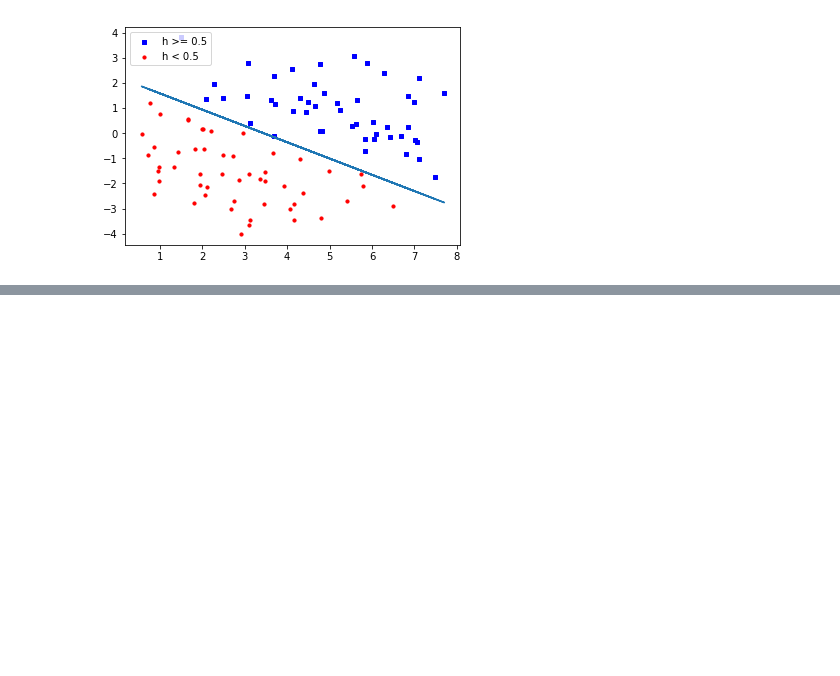
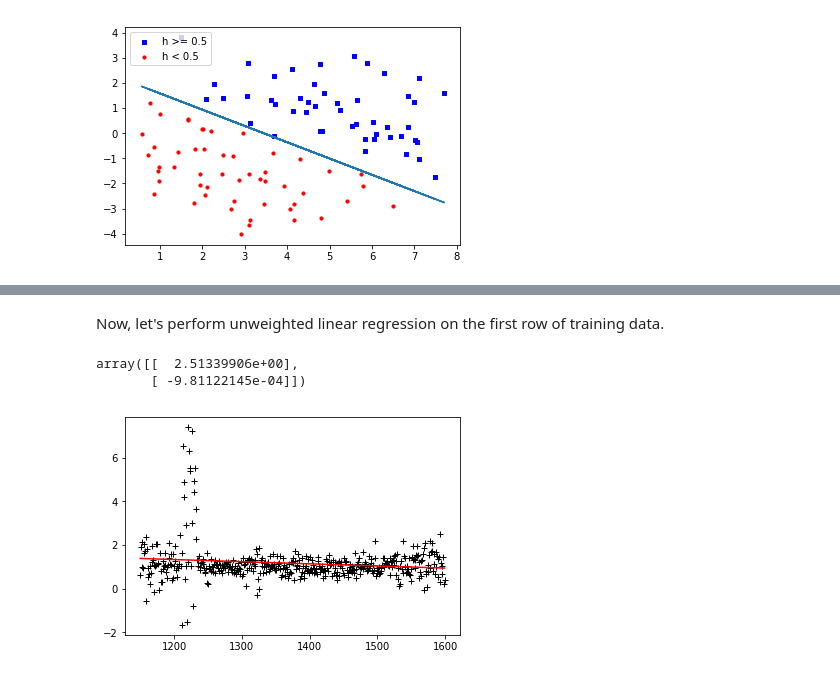
Before and after one commit to smeenehan/CS229-ProblemSets, a Jupyter notebook: PS1/PS1.ipynb, the cells around one changed output, grey strips where cells are left out. Cells and saved outputs as stored; diff of their text form; code cells hidden in the pictures; blank space fills up the shorter version.

Commit message:
Beginning quasar de-noising problem

```diff
--- a/PS1/PS1.ipynb
+++ b/PS1/PS1.ipynb
@@ -102,0 +145,5 @@ plt.show()
+# %%
+quasarTrain = np.array(list(csv.reader(open('quasar_train.csv','r'),delimiter=',',quoting=csv.QUOTE_NONNUMERIC)))
+# %%
+(nTraining,nLambdas) = np.shape(quasarTrain)
+nTraining -= 1
@@ -102,0 +187,21 @@ plt.show()
+# %% [markdown]
+Now, let's perform unweighted linear regression on the first row of training data.
+# %%
+lambdas = quasarTrain[0:1,:].T
+xVals = np.concatenate((np.ones((nLambdas,1)),lambdas),axis=1) # Nx2 array, first column is ones
+yVals = quasarTrain[1:2,:].T
+xMat = np.dot(xVals.T,xVals)
+theta = np.dot(inv(xMat),np.dot(xVals.T,yVals))
+# %%
+theta
+# %% [output]
+array([[  2.51339906e+00],
+       [ -9.81122145e-04]])
+# %%
+fitLine = np.dot(xVals,theta)
+# %%
+plt.plot(lambdas,yVals,'k+')
+plt.plot(lambdas,fitLine,c='r')
+plt.show()
+# %% [output]
+[figure, added]
```
Also changed, not shown: parts of 8 cells of this notebook, 2 other files.
